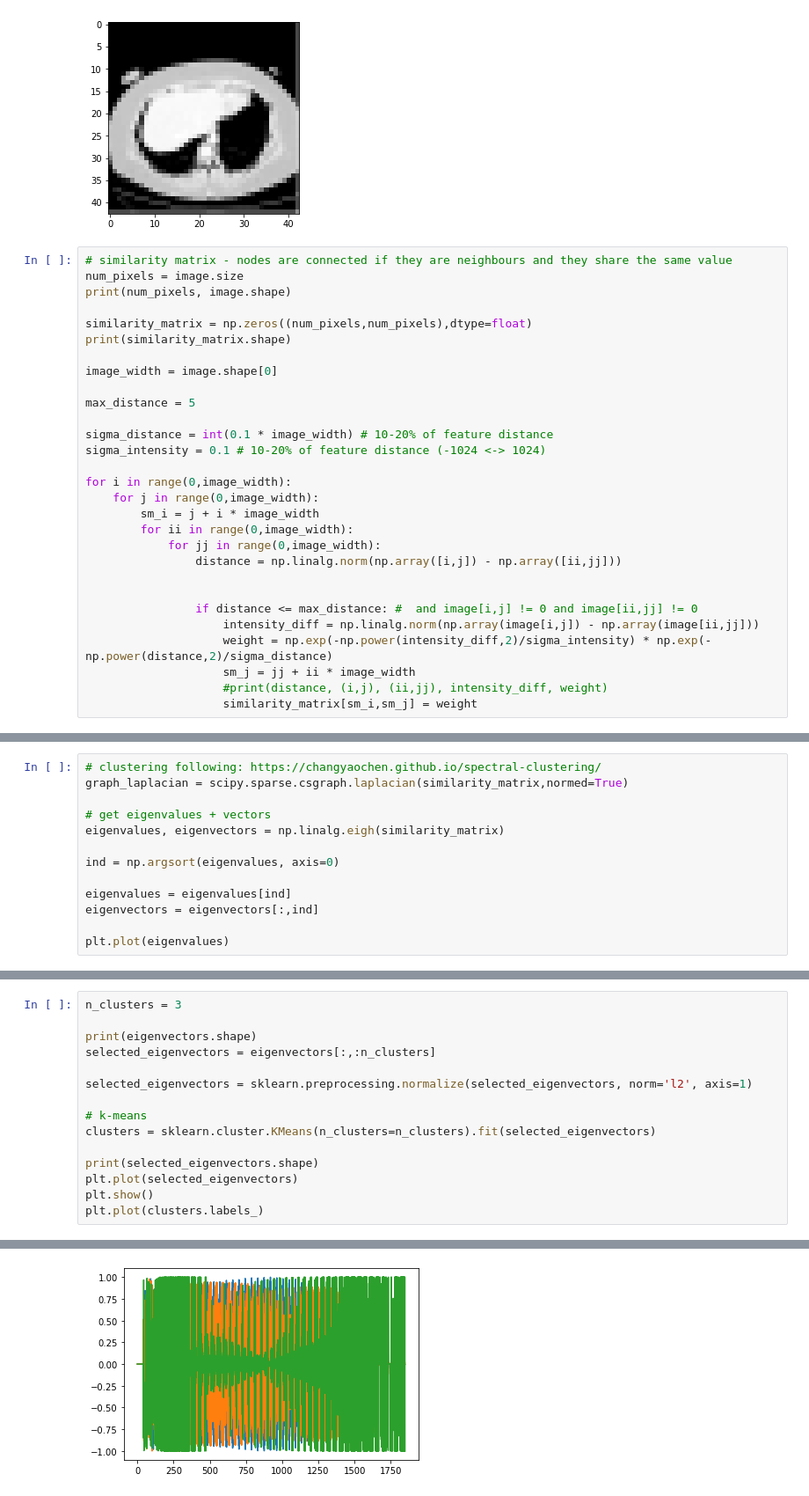
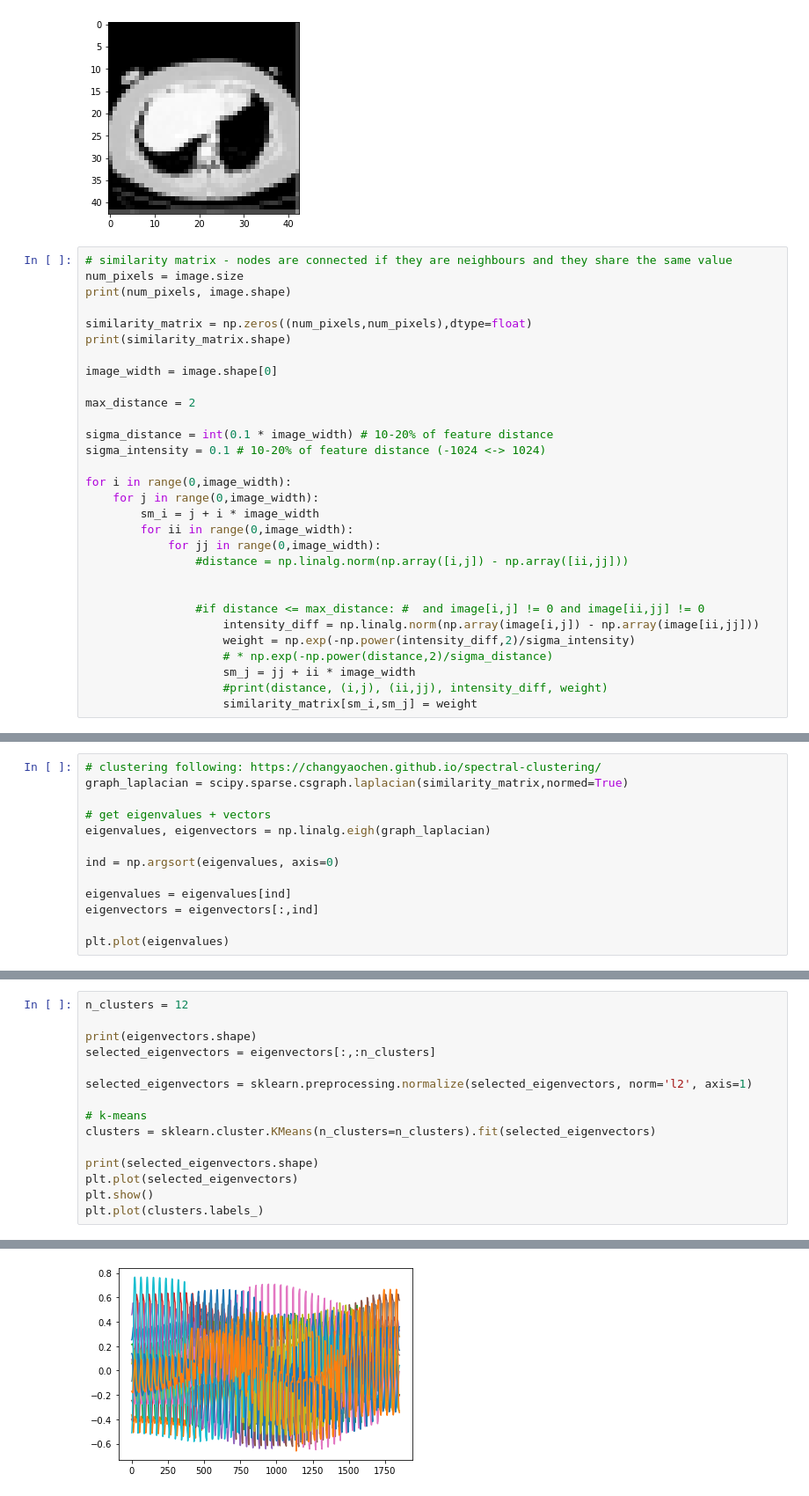
Before and after one commit to Ahmadsad/ID2211-Project, a Jupyter notebook: albin.ipynb, the cells around one changed output, grey strips where cells are left out. Shown at 88% size. Saved outputs shown, nothing was run; the diff lists cells and outputs as text.

Commit message:
intensity only (great results)

```diff
--- a/albin.ipynb
+++ b/albin.ipynb
@@ -58,7 +58,7 @@ print(similarity_matrix.shape)
 
 image_width = image.shape[0]
 
-max_distance = 5
+max_distance = 2
 
 sigma_distance = int(0.1 * image_width) # 10-20% of feature distance
 sigma_intensity = 0.1 # 10-20% of feature distance (-1024 <-> 1024)
@@ -68,12 +68,13 @@ for i in range(0,image_width):
         sm_i = j + i * image_width
         for ii in range(0,image_width):
             for jj in range(0,image_width):
-                distance = np.linalg.norm(np.array([i,j]) - np.array([ii,jj]))
+                #distance = np.linalg.norm(np.array([i,j]) - np.array([ii,jj]))
 
 
-                if distance <= max_distance: #  and image[i,j] != 0 and image[ii,jj] != 0
+                #if distance <= max_distance: #  and image[i,j] != 0 and image[ii,jj] != 0
                     intensity_diff = np.linalg.norm(np.array(image[i,j]) - np.array(image[ii,jj]))
-                    weight = np.exp(-np.power(intensity_diff,2)/sigma_intensity) * np.exp(-np.power(distance,2)/sigma_distance)
+                    weight = np.exp(-np.power(intensity_diff,2)/sigma_intensity)
+                    # * np.exp(-np.power(distance,2)/sigma_distance)
                     sm_j = jj + ii * image_width
                     #print(distance, (i,j), (ii,jj), intensity_diff, weight)
                     similarity_matrix[sm_i,sm_j] = weight
@@ -128,7 +118,7 @@ print(similarity_matrix)
 graph_laplacian = scipy.sparse.csgraph.laplacian(similarity_matrix,normed=True)
 
 # get eigenvalues + vectors
-eigenvalues, eigenvectors = np.linalg.eigh(similarity_matrix)
+eigenvalues, eigenvectors = np.linalg.eigh(graph_laplacian)
 
 ind = np.argsort(eigenvalues, axis=0)
 
@@ -142,5 +132,5 @@ plt.plot(eigenvalues)
 # %%
-n_clusters = 3
+n_clusters = 12
 
 print(eigenvectors.shape)
 selected_eigenvectors = eigenvectors[:,:n_clusters]
@@ -160,2 +150,2 @@ plt.plot(clusters.labels_)
-[figure, old version]
+[figure, new version]
 [<matplotlib.lines.Line2D at 0x...>]
```
Also changed, not shown: parts of 7 cells of this notebook, 1 other file.
